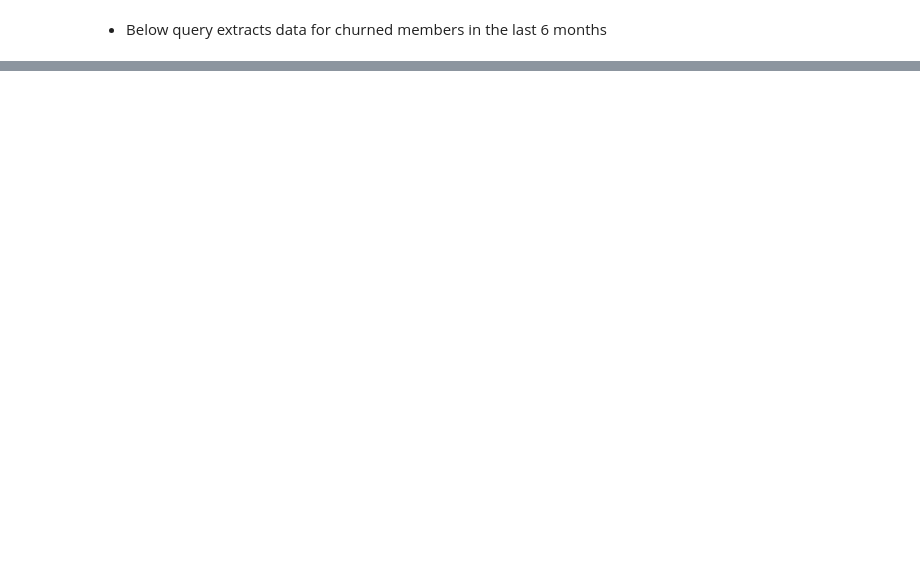
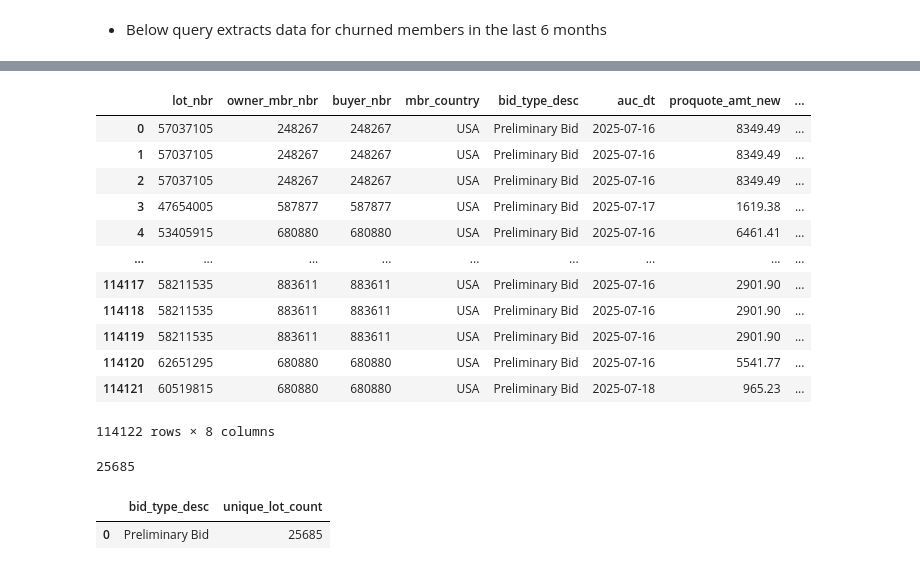
Before and after one commit to srijan-deo/Churn-Premier-Members, a Jupyter notebook: churn-analysis-t6-1year-april.ipynb, the cells around one changed output, grey strips where cells are left out. Saved outputs shown, nothing was run; the diff lists cells and outputs as text; code cells hidden in the pictures; blank space fills up the shorter version.

```diff
--- a/churn-analysis-t6-1year-april.ipynb
+++ b/churn-analysis-t6-1year-april.ipynb
@@ -346,0 +515,39 @@ final_df[final_df['median_sp_lost'].isnull()]
+# %%
+query1 = """
+select b.lot_nbr, m.owner_mbr_nbr, b.buyer_nbr, m.mbr_country, b.bid_type_desc, b.auc_dt, l.proquote_amt_new, l.proquote_amt
+from `cprtpr-dataplatform-sp1`.usviews.v_us_member_fact m
+join `cprtpr-dataplatform-sp1`.usviews.v_us_bids_fact b
+    on m.mbr_nbr = b.buyer_nbr
+left join `cprtpr-dataplatform-sp1`.usviews.v_us_lot_fact l
+on b.lot_nbr = l.lot_nbr
+where b.auc_dt BETWEEN '2025-07-16' and '2025-07-22' or b.bid_type_desc is NULL
+and l.seller_parent_company!='CDS'
+and m.mbr_type = 'PREMIER'
+"""
+
+data1 = client.query(query1).to_dataframe()
+# %%
+data1
+# %% [output]
+|  | lot_nbr | owner_mbr_nbr | buyer_nbr | mbr_country | bid_type_desc | auc_dt | proquote_amt_new | ... |
+| 0 | 57037105 | 248267 | 248267 | USA | Preliminary Bid | 2025-07-16 | 8349.49 | ... |
+| 1 | 57037105 | 248267 | 248267 | USA | Preliminary Bid | 2025-07-16 | 8349.49 | ... |
+| 2 | 57037105 | 248267 | 248267 | USA | Preliminary Bid | 2025-07-16 | 8349.49 | ... |
+| 3 | 47654005 | 587877 | 587877 | USA | Preliminary Bid | 2025-07-17 | 1619.38 | ... |
+| 4 | 53405915 | 680880 | 680880 | USA | Preliminary Bid | 2025-07-16 | 6461.41 | ... |
+| ... | ... | ... | ... | ... | ... | ... | ... | ... |
+| 114117 | 58211535 | 883611 | 883611 | USA | Preliminary Bid | 2025-07-16 | 2901.90 | ... |
+| 114118 | 58211535 | 883611 | 883611 | USA | Preliminary Bid | 2025-07-16 | 2901.90 | ... |
+| 114119 | 58211535 | 883611 | 883611 | USA | Preliminary Bid | 2025-07-16 | 2901.90 | ... |
+| 114120 | 62651295 | 680880 | 680880 | USA | Preliminary Bid | 2025-07-16 | 5541.77 | ... |
+| 114121 | 60519815 | 680880 | 680880 | USA | Preliminary Bid | 2025-07-18 | 965.23 | ... |
+114122 rows × 8 columns
+# %%
+data1['lot_nbr'].nunique()
+# %% [output]
+25685
+# %%
+data1.groupby('bid_type_desc')['lot_nbr'].nunique().reset_index(name = 'unique_lot_count')
+# %% [output]
+|  | bid_type_desc | unique_lot_count |
+| 0 | Preliminary Bid | 25685 |
```
Also changed, not shown: parts of 18 cells of this notebook.
